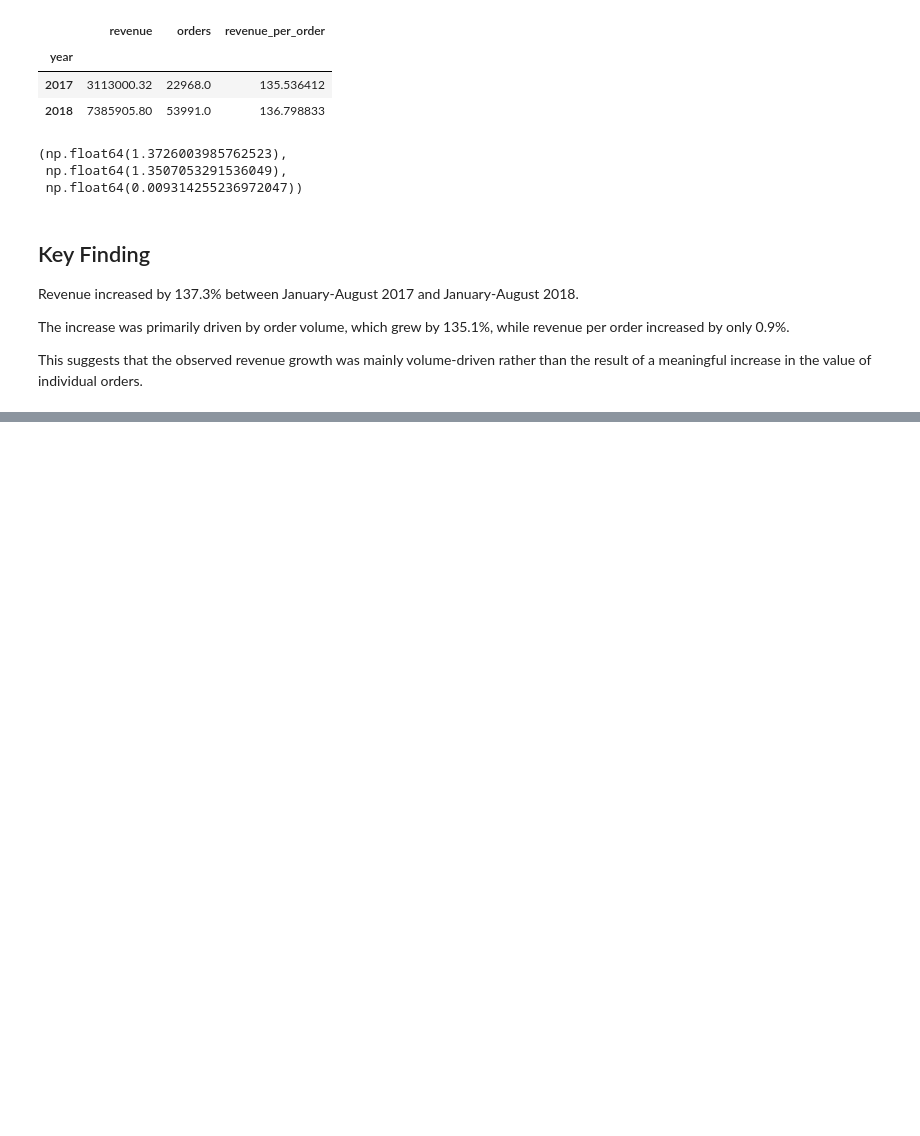
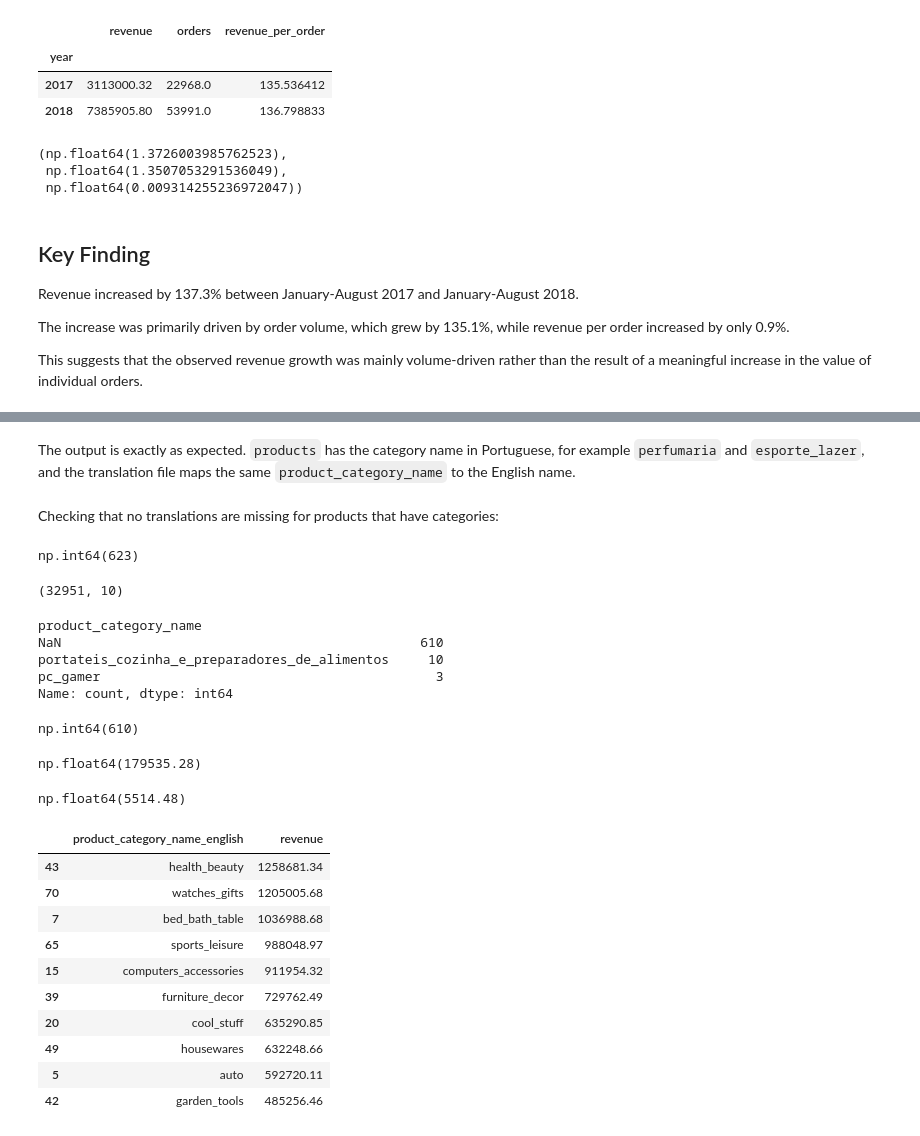
Before and after one commit to aminhedayati/ecommerce-business-analytics, a Jupyter notebook: notebooks/04_revenue_analysis.ipynb, the cells around one changed output, grey strips where cells are left out. Saved outputs shown, nothing was run; the diff lists cells and outputs as text; code cells hidden in the pictures; blank space fills up the shorter version.

```diff
--- a/notebooks/04_revenue_analysis.ipynb
+++ b/notebooks/04_revenue_analysis.ipynb
@@ -310,0 +317,8 @@ This suggests that the observed revenue growth was mainly volume-driven rather t
+# %%
+products = pd.read_csv(
+    DATA_DIR / "olist_products_dataset.csv"
+)
+
+category_translation = pd.read_csv(
+    DATA_DIR / "product_category_name_translation.csv"
+)
@@ -310,0 +345,2 @@ This suggests that the observed revenue growth was mainly volume-driven rather t
+# %% [markdown]
+The output is exactly as expected. `products` has the category name in Portuguese, for example `perfumaria` and `esporte_lazer`, and the translation file maps the same `product_category_name` to the English name.
@@ -310,0 +354,24 @@ This suggests that the observed revenue growth was mainly volume-driven rather t
+# %% [markdown]
+Checking that no translations are missing for products that have categories:
+# %%
+products_with_category["product_category_name_english"].isna().sum()
+# %% [output]
+np.int64(623)
+# %%
+products_with_category.shape
+# %% [output]
+(32951, 10)
+# %%
+products_with_category[
+    products_with_category["product_category_name_english"].isna()
+]["product_category_name"].value_counts(dropna=False)
+# %% [output]
+product_category_name
+NaN                                              610
+portateis_cozinha_e_preparadores_de_alimentos     10
+pc_gamer                                           3
+Name: count, dtype: int64
+# %%
+products_with_category["product_category_name"].isna().sum()
+# %% [output]
+np.int64(610)
@@ -310,0 +391,43 @@ This suggests that the observed revenue growth was mainly volume-driven rather t
+# %%
+uncategorized_revenue = order_items_with_category.loc[
+    order_items_with_category["product_category_name"].isna(),
+    "price"
+].sum()
+
+uncategorized_revenue
+# %% [output]
+np.float64(179535.28)
+# %%
+untranslated_revenue = order_items_with_category.loc[
+    order_items_with_category["product_category_name"].notna()
+    & order_items_with_category["product_category_name_english"].isna(),
+    "price"
+].sum()
+
+untranslated_revenue
+# %% [output]
+np.float64(5514.48)
+# %%
+category_revenue = (
+    order_items_with_category[
+        order_items_with_category["product_category_name_english"].notna()
+    ]
+    .groupby("product_category_name_english", as_index=False)["price"]
+    .sum()
+    .rename(columns={"price": "revenue"})
+    .sort_values("revenue", ascending=False)
+)
+
+category_revenue.head(10)
+# %% [output]
+|  | product_category_name_english | revenue |
+| 43 | health_beauty | 1258681.34 |
+| 70 | watches_gifts | 1205005.68 |
+| 7 | bed_bath_table | 1036988.68 |
+| 65 | sports_leisure | 988048.97 |
+| 15 | computers_accessories | 911954.32 |
+| 39 | furniture_decor | 729762.49 |
+| 20 | cool_stuff | 635290.85 |
+| 49 | housewares | 632248.66 |
+| 5 | auto | 592720.11 |
+| 42 | garden_tools | 485256.46 |
```
Also changed, not shown: parts of 12 cells of this notebook.
